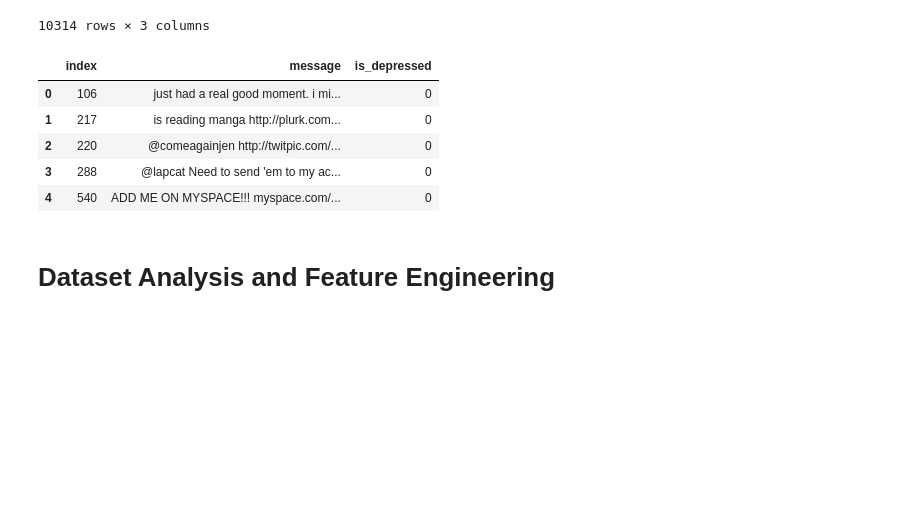
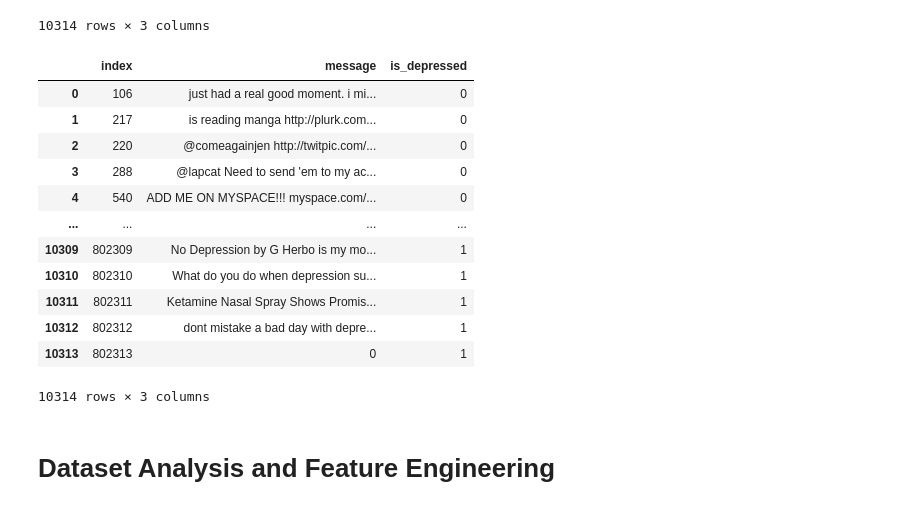
Before and after one commit to RaulRiv/TFG, a Jupyter notebook: Depression dataset analysis.ipynb, the cells around one changed output. Drawn from its saved outputs; the diff is of its cells as text; code cells hidden in the pictures; blank space fills up the shorter version.

```diff
--- a/Depression dataset analysis.ipynb
+++ b/Depression dataset analysis.ipynb
@@ -49,14 +39,21 @@ df
 # %%
 df.rename(columns = {'Index':'index', 'message to examine':'message', 'label (depression result)':'is_depressed'}, inplace = True)
 # %%
-df.head()
+df
 # %% [output]
 |  | index | message | is_depressed |
 | 0 | 106 | just had a real good moment. i mi... | 0 |
 | 1 | 217 | is reading manga http://plurk.com... | 0 |
 | 2 | 220 | @comeagainjen http://twitpic.com/... | 0 |
 | 3 | 288 | @lapcat Need to send 'em to my ac... | 0 |
 | 4 | 540 | ADD ME ON MYSPACE!!! myspace.com/... | 0 |
+| ... | ... | ... | ... |
+| 10309 | 802309 | No Depression by G Herbo is my mo... | 1 |
+| 10310 | 802310 | What do you do when depression su... | 1 |
+| 10311 | 802311 | Ketamine Nasal Spray Shows Promis... | 1 |
+| 10312 | 802312 | dont mistake a bad day with depre... | 1 |
+| 10313 | 802313 | 0 | 1 |
+10314 rows × 3 columns
 # %% [markdown]
 # Dataset Analysis and Feature Engineering
 # %% [markdown]
```
Also changed, not shown: parts of 19 cells of this notebook, 8 other files.
